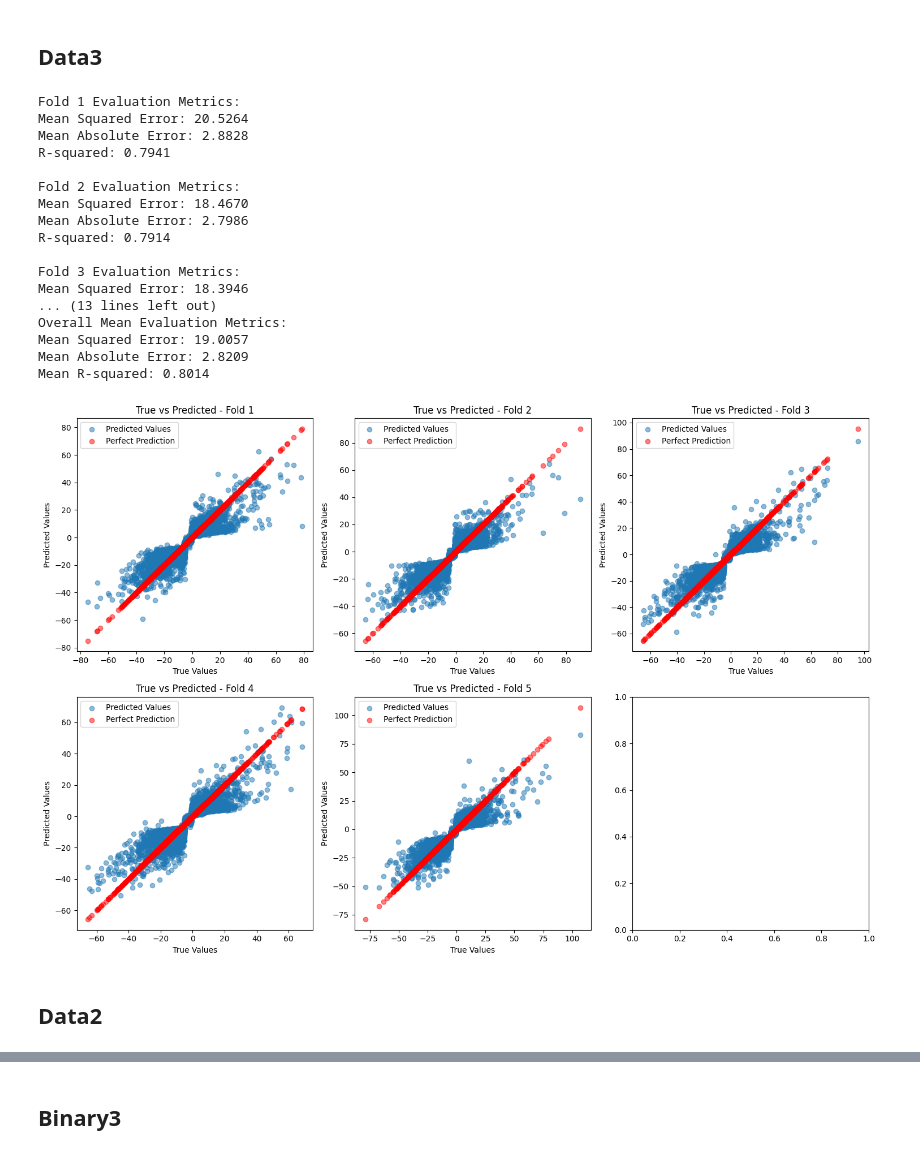
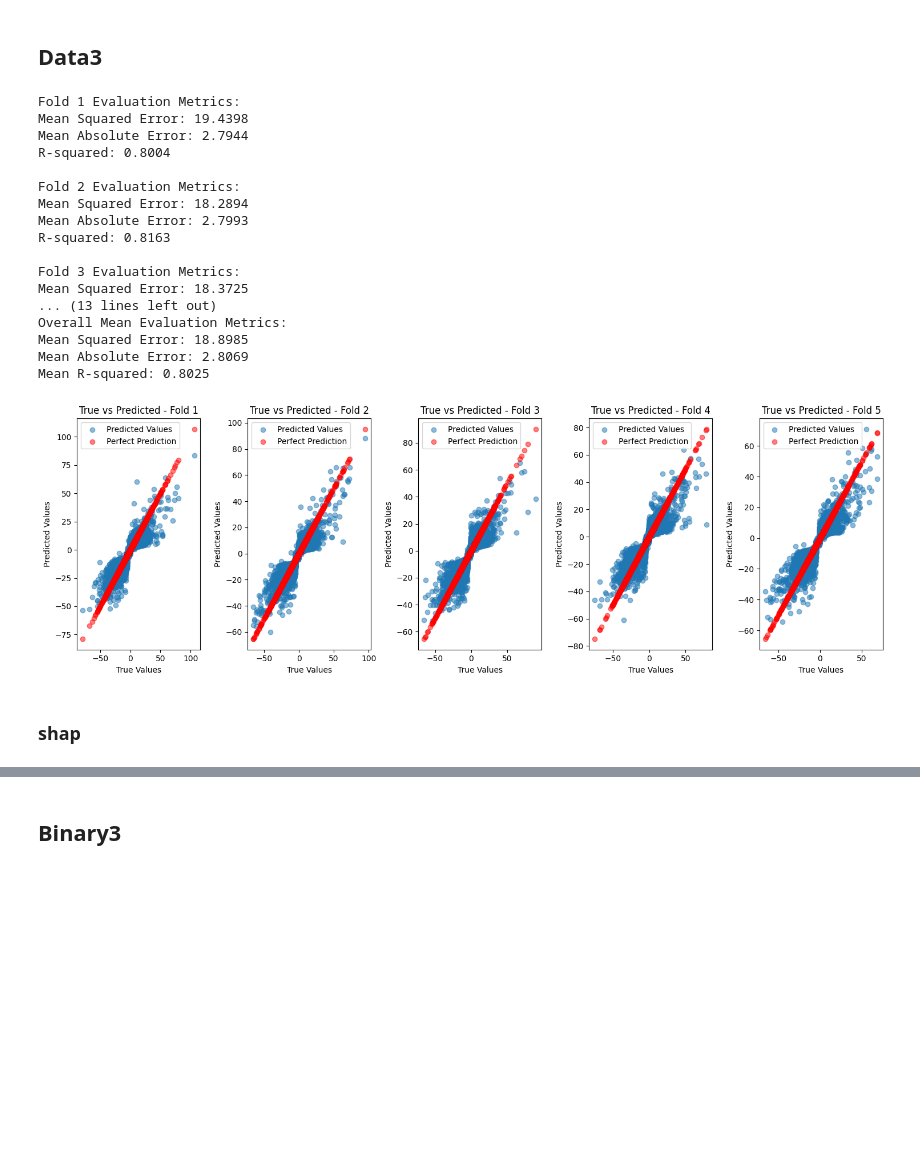
Before and after one commit to nxxk23/PROJECT, a Jupyter notebook: SlopesXGB.ipynb, the cells around one changed output, grey strips where cells are left out. Drawn from its saved outputs; the diff is of its cells as text; code cells hidden in the pictures; blank space fills up the shorter version.

```diff
--- a/SlopesXGB.ipynb
+++ b/SlopesXGB.ipynb
@@ -163,20 +91,18 @@ for column in columns_to_encode:
 # %% [markdown]
 # Stage
 # %%
-# สร้างฟังก์ชันสำหรับแบ่งข้อมูลตามระดับ 'eGFR'
+# จารย์บอกให้แก้เป็น
 def categorize_eGFR(eGFR_value):
     if eGFR_value >= 90:
         return 0
-    elif 89.99 >= eGFR_value >= 60:
+    elif eGFR_value >= 60:
         return 1
-    elif 59.99 >= eGFR_value >= 30:
+    elif eGFR_value >= 30:
         return 2
-    elif 29.99 >= eGFR_value >= 15:
+    elif eGFR_value >= 15:
         return 3
     else:
         return 4
 
-bi2['Stage'] = bi2['eGFR_t1'].apply(categorize_eGFR)
 bi3['Stage'] = bi3['eGFR_t1'].apply(categorize_eGFR)
-data2['Stage'] = data2['eGFR_t1'].apply(categorize_eGFR)
 data3['Stage'] = data3['eGFR_t1'].apply(categorize_eGFR)
@@ -590,0 +168,8 @@ from sklearn.metrics import mean_squared_error, mean_absolute_error, r2_score
+# %%
+import json
+
+json_file_path = '/content/drive/MyDrive/ckdresearch2023/Assign/GridSearch/xgb_slopes_data3.json'
+with open(json_file_path, 'r') as f:
+    xgb_slopes_data3 = json.load(f)
+
+print(xgb_slopes_data3)
@@ -590,0 +178,8 @@ from sklearn.metrics import mean_squared_error, mean_absolute_error, r2_score
+# %%
+import json
+
+json_file_path = '/content/drive/MyDrive/ckdresearch2023/Assign/GridSearch/xgb_slopes_binary3.json'
+with open(json_file_path, 'r') as f:
+    xgb_slopes_binary3 = json.load(f)
+
+print(xgb_slopes_binary3)
@@ -596,30 +236,24 @@ from sklearn.metrics import mean_squared_error, mean_absolute_error, r2_score
 import matplotlib.pyplot as plt
 from xgboost import XGBRegressor
 from sklearn.metrics import mean_squared_error, mean_absolute_error, r2_score
-
-# Initialize the XGBoost Regressor
-model = XGBRegressor(
-    n_estimators=100,
-    learning_rate=0.1,
-    max_depth=5,
-    random_state=42
-)
 
 data3_mse_scores = []
 data3_mae_scores = []
 data3_r2_scores = []
 
 # Create subplots for each fold
-fig, axs = plt.subplots(2, 3, figsize=(15, 10))
+fig, axs = plt.subplots(1, 5, figsize=(15, 5))
 axs = axs.ravel()
 
 # Loop through each fold
 for fold in range(5):
     # Fit the model on the training data for the current fold
-    model.fit(X_train_scaled_list_data3[fold], y_train_list_data3[fold])
+    best_params = xgb_slopes_data3[fold]['best_params']
+    xgbmodel = XGBRegressor(**best_params)
+    xgbmodel.fit(X_train_scaled_list_data3[fold], y_train_list_data3[fold])
 
     # Make predictions on the test data for the current fold
-    y_pred = model.predict(X_test_scaled_list_data3[fold])
+    y_pred = xgbmodel.predict(X_test_scaled_list_data3[fold])
 
     # Plot original vs predicted values as data points
     axs[fold].scatter(y_test_list_data3[fold], y_pred, label='Predicted Values', alpha=0.5)
@@ -638,43 +272,43 @@ for fold in range(5):
     print(f"\nFold {fold + 1} Evaluation Metrics:")
     print(f"Mean Squared Error: {mse:.4f}")
     print(f"Mean Absolute Error: {mae:.4f}")
     print(f"R-squared: {r2:.4f}")
 
     # Append scores to the lists for overall evaluation
     data3_mse_scores.append(mse)
     data3_mae_scores.append(mae)
     data3_r2_scores.append(r2)
 
 # Print mean scores across all folds
 data3_mean_mse = sum(data3_mse_scores) / len(data3_mse_scores)
 data3_mean_mae = sum(data3_mae_scores) / len(data3_mae_scores)
 data3_mean_r2 = sum(data3_r2_scores) / len(data3_r2_scores)
 
 print(f"\nOverall Mean Evaluation Metrics:")
 print(f"Mean Squared Error: {data3_mean_mse:.4f}")
 print(f"Mean Absolute Error: {data3_mean_mae:.4f}")
 print(f"Mean R-squared: {data3_mean_r2:.4f}")
 
 plt.tight_layout()
 plt.show()
 # %% [output]
 Fold 1 Evaluation Metrics:
-Mean Squared Error: 20.5264
-Mean Absolute Error: 2.8828
-R-squared: 0.7941
+Mean Squared Error: 19.4398
+Mean Absolute Error: 2.7944
+R-squared: 0.8004
 
 Fold 2 Evaluation Metrics:
-Mean Squared Error: 18.4670
-Mean Absolute Error: 2.7986
-R-squared: 0.7914
+Mean Squared Error: 18.2894
+Mean Absolute Error: 2.7993
+R-squared: 0.8163
 
 Fold 3 Evaluation Metrics:
-Mean Squared Error: 18.3946
+Mean Squared Error: 18.3725
 ... (13 lines left out)
 Overall Mean Evaluation Metrics:
-Mean Squared Error: 19.0057
-Mean Absolute Error: 2.8209
-Mean R-squared: 0.8014
+Mean Squared Error: 18.8985
+Mean Absolute Error: 2.8069
+Mean R-squared: 0.8025
-[figure, old version]
+[figure, new version]
 # %% [markdown]
-## Data2
+### shap
```
Also changed, not shown: parts of 56 cells of this notebook.
